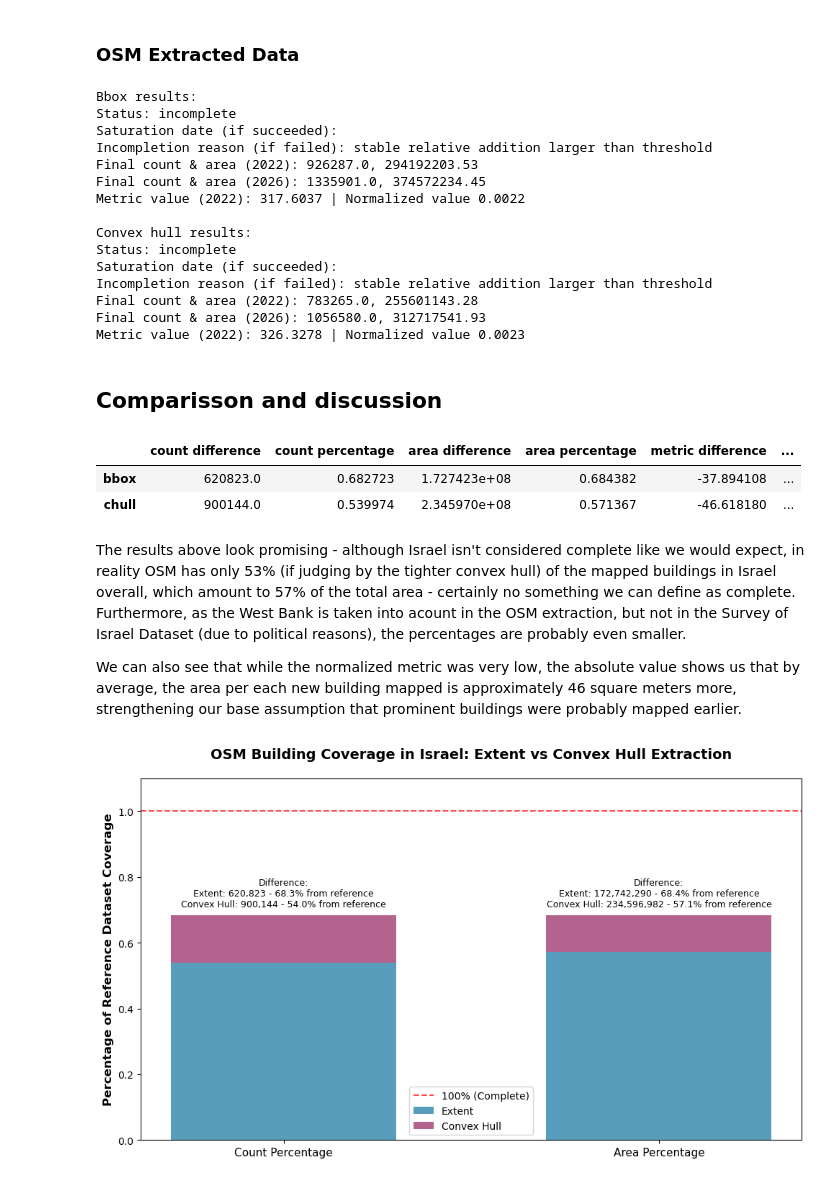
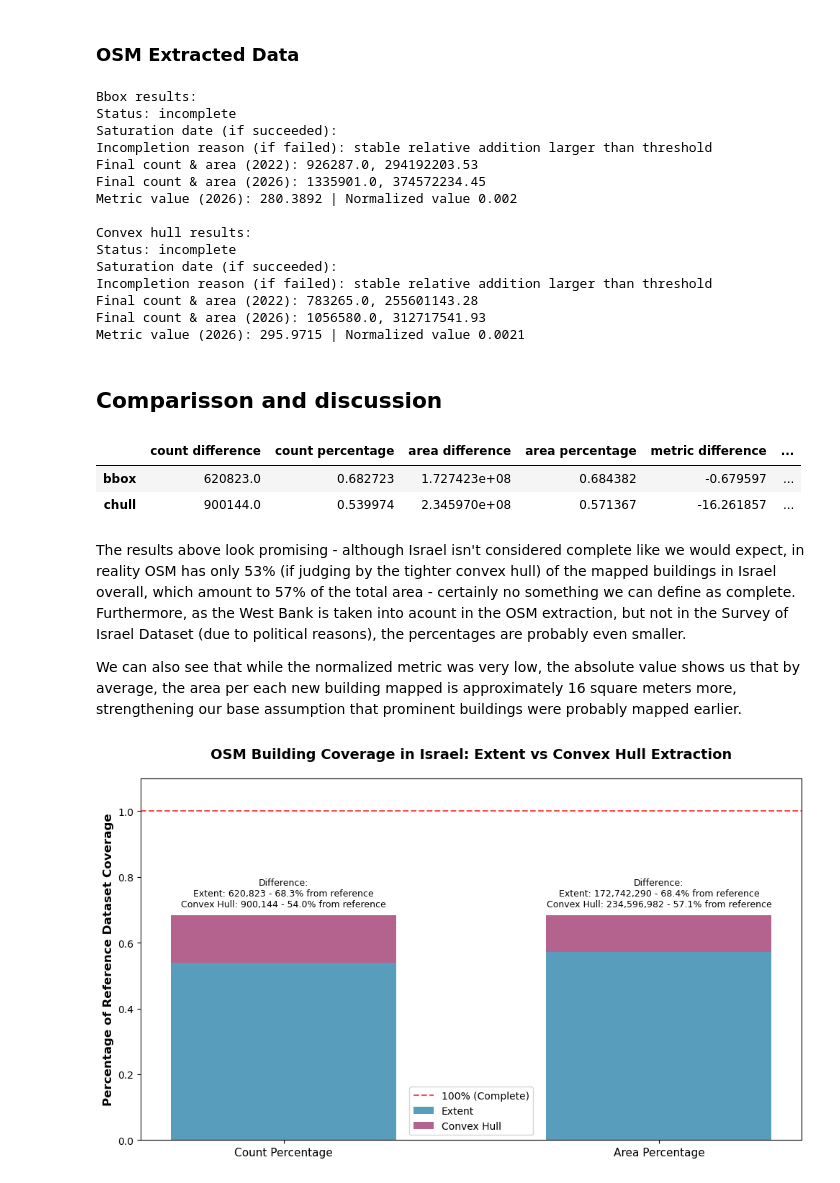
Before and after one commit to Geo-Cultural-Informatics-Lab/OSM-Feature-Completeness, a Jupyter notebook: 4) Validity_tests/israel_building_dataset_comparison.ipynb, the cells around one changed output. Drawn from its saved outputs; the diff is of its cells as text; code cells hidden in the pictures.

Commit message:
added local checks that had interesting results

```diff
--- a/4) Validity_tests/israel_building_dataset_comparison.ipynb
+++ b/4) Validity_tests/israel_building_dataset_comparison.ipynb
@@ -459,8 +459,8 @@ bbox_count_22 = bld_test_bbox['result']['count'].loc[bld_test_bbox['result']['ti
 bbox_area_22 = bld_test_bbox['result']['size'].loc[bld_test_bbox['result']['timestamp'] =='2023-01-01 00:00:00+00:00'].item()
 bbox_count_26 = bld_test_bbox['result']['count'].iloc[-1]
 bbox_area_26 = bld_test_bbox['result']['size'].iloc[-1]
-bbox_metric_22 = bld_test_bbox['result']['cumulative_percentage'].loc[bld_test_bbox['result']['timestamp'] =='2023-01-01 00:00:00+00:00'].item()
-bbox_normalized_metric_22 = bld_test_bbox['result']['normalized_cum_per'].loc[bld_test_bbox['result']['timestamp'] =='2023-01-01 00:00:00+00:00'].item()
+bbox_metric_26 = bld_test_bbox['result']['cumulative_percentage'].loc[bld_test_bbox['result']['timestamp'] =='2026-01-01 00:00:00+00:00'].item()
+bbox_normalized_metric_26 = bld_test_bbox['result']['normalized_cum_per'].loc[bld_test_bbox['result']['timestamp'] =='2026-01-01 00:00:00+00:00'].item()
 # %%
 # Assess feature completeness for convex hull
 bld_test_chull = assess_feature_completeness(count_gdf=bld_count_ch, size_gdf=bld_area_ch, return_full=True)
@@ -470,8 +470,8 @@ chull_count_22 = bld_test_chull['result']['count'].loc[bld_test_chull['result'][
 chull_area_22 = bld_test_chull['result']['size'].loc[bld_test_chull['result']['timestamp'] =='2023-01-01 00:00:00+00:00'].item()
 chull_count_26 = bld_test_chull['result']['count'].iloc[-1]
 chull_area_26 = bld_test_chull['result']['size'].iloc[-1]
-chull_metric_22 = bld_test_chull['result']['cumulative_percentage'].loc[bld_test_chull['result']['timestamp'] =='2023-01-01 00:00:00+00:00'].item()
-chull_normalized_metric_22 = bld_test_chull['result']['normalized_cum_per'].loc[bld_test_chull['result']['timestamp'] =='2023-01-01 00:00:00+00:00'].item()
+chull_metric_26 = bld_test_chull['result']['cumulative_percentage'].loc[bld_test_chull['result']['timestamp'] =='2026-01-01 00:00:00+00:00'].item()
+chull_normalized_metric_26 = bld_test_chull['result']['normalized_cum_per'].loc[bld_test_chull['result']['timestamp'] =='2026-01-01 00:00:00+00:00'].item()
 # %%
 print('Bbox results:')
 print(f'Status: {bld_test_bbox['status']}')
@@ -479,7 +479,7 @@ print(f'Saturation date (if succeeded): {bld_test_bbox['saturation_point'] if bl
 print(f'Incompletion reason (if failed): {bld_test_bbox['incompletion_reason'] if bld_test_bbox['incompletion_reason'] is not None else ''}')
 print(f'Final count & area (2022): {bbox_count_22}, {bbox_area_22}')
 print(f'Final count & area (2026): {bbox_count_26}, {bbox_area_26}')
-print(f'Metric value (2022): {bbox_metric_22:.4f} | Normalized value {bbox_normalized_metric_22:.2}\n')
+print(f'Metric value (2026): {bbox_metric_26:.4f} | Normalized value {bbox_normalized_metric_26:.2}\n')
 
 print('Convex hull results:')
 print(f'Status: {bld_test_chull['status']}')
@@ -487,7 +487,7 @@ print(f'Saturation date (if succeeded): {bld_test_chull['saturation_point'] if b
 print(f'Incompletion reason (if failed): {bld_test_chull['incompletion_reason'] if bld_test_bbox['incompletion_reason'] is not None else ''}')
 print(f'Final count & area (2022): {chull_count_22}, {chull_area_22}')
 print(f'Final count & area (2026): {chull_count_26}, {chull_area_26}')
-print(f'Metric value (2022): {chull_metric_22:.4f} | Normalized value {chull_normalized_metric_22:.2}')
+print(f'Metric value (2026): {chull_metric_26:.4f} | Normalized value {chull_normalized_metric_26:.2}')
 # %% [output]
 Bbox results:
 Status: incomplete
@@ -495,7 +495,7 @@ Saturation date (if succeeded):
 Incompletion reason (if failed): stable relative addition larger than threshold
 Final count & area (2022): 926287.0, 294192203.53
 Final count & area (2026): 1335901.0, 374572234.45
-Metric value (2022): 317.6037 | Normalized value 0.0022
+Metric value (2026): 280.3892 | Normalized value 0.002
 
 Convex hull results:
 Status: incomplete
@@ -503,40 +503,40 @@ Saturation date (if succeeded):
 Incompletion reason (if failed): stable relative addition larger than threshold
 Final count & area (2022): 783265.0, 255601143.28
 Final count & area (2026): 1056580.0, 312717541.93
-Metric value (2022): 326.3278 | Normalized value 0.0023
+Metric value (2026): 295.9715 | Normalized value 0.0021
 # %% [markdown]
 ## Comparisson and discussion
 # %%
 # Calculate differences
 difference = pd.DataFrame([
     {
         'count difference' : bld22_counts - bbox_count_26,
         'count percentage' : bbox_count_26 / bld22_counts,
         'area difference' : bld22_cum_area - bbox_area_26,
         ' area percentage' : bbox_area_26 / bld22_cum_area,
-        'metric difference' : bld22_metric - bbox_metric_22,
-        'normalized metric value' : bbox_normalized_metric_22
+        'metric difference' : bld22_metric - bbox_metric_26,
+        'normalized metric value' : bbox_normalized_metric_26
     },
     {
         'count difference' : bld22_counts - chull_count_26,
         'count percentage' : chull_count_26 / bld22_counts,
         'area difference' : bld22_cum_area - chull_area_26,
         ' area percentage' : chull_area_26 / bld22_cum_area,
-        'metric difference' : bld22_metric - chull_metric_22,
-        'normalized metric value' : chull_normalized_metric_22
+        'metric difference' : bld22_metric - chull_metric_26,
+        'normalized metric value' : chull_normalized_metric_26
     }
 ], index=['bbox', 'chull'])
 
 # print results
 difference
 # %% [output]
 |  | count difference | count percentage | area difference | area percentage | metric difference | ... |
-| bbox | 620823.0 | 0.682723 | 1.727423e+08 | 0.684382 | -37.894108 | ... |
-| chull | 900144.0 | 0.539974 | 2.345970e+08 | 0.571367 | -46.618180 | ... |
+| bbox | 620823.0 | 0.682723 | 1.727423e+08 | 0.684382 | -0.679597 | ... |
+| chull | 900144.0 | 0.539974 | 2.345970e+08 | 0.571367 | -16.261857 | ... |
 # %% [markdown]
 The results above look promising - although Israel isn't considered complete like we would expect, in reality OSM has only 53% (if judging by the tighter convex hull) of the mapped buildings in Israel overall, which amount to 57% of the total area - certainly no something we can define as complete. Furthermore, as the West Bank is taken into acount in the OSM extraction, but not in the Survey of Israel Dataset (due to political reasons), the percentages are probably even smaller.
 
-We can also see that while the normalized metric was very low, the absolute value shows us that by average, the area per each new building mapped is approximately 46 square meters more, strengthening our base assumption that prominent buildings were probably mapped earlier.
+We can also see that while the normalized metric was very low, the absolute value shows us that by average, the area per each new building mapped is approximately 16 square meters more, strengthening our base assumption that prominent buildings were probably mapped earlier.
 # %%
 # Add a plot showing the differences (bar plot, with stacked bars)
 fig, ax = plt.subplots(figsize=(10, 6))
```
Also changed, not shown: parts of 12 cells of this notebook.
